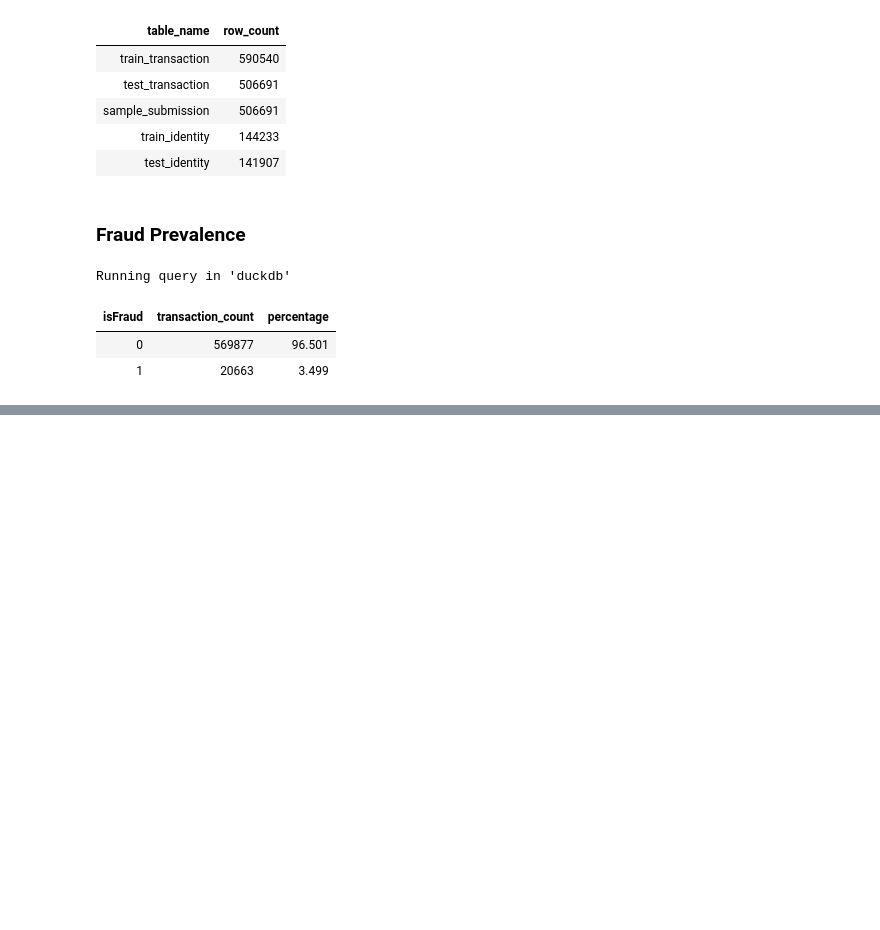
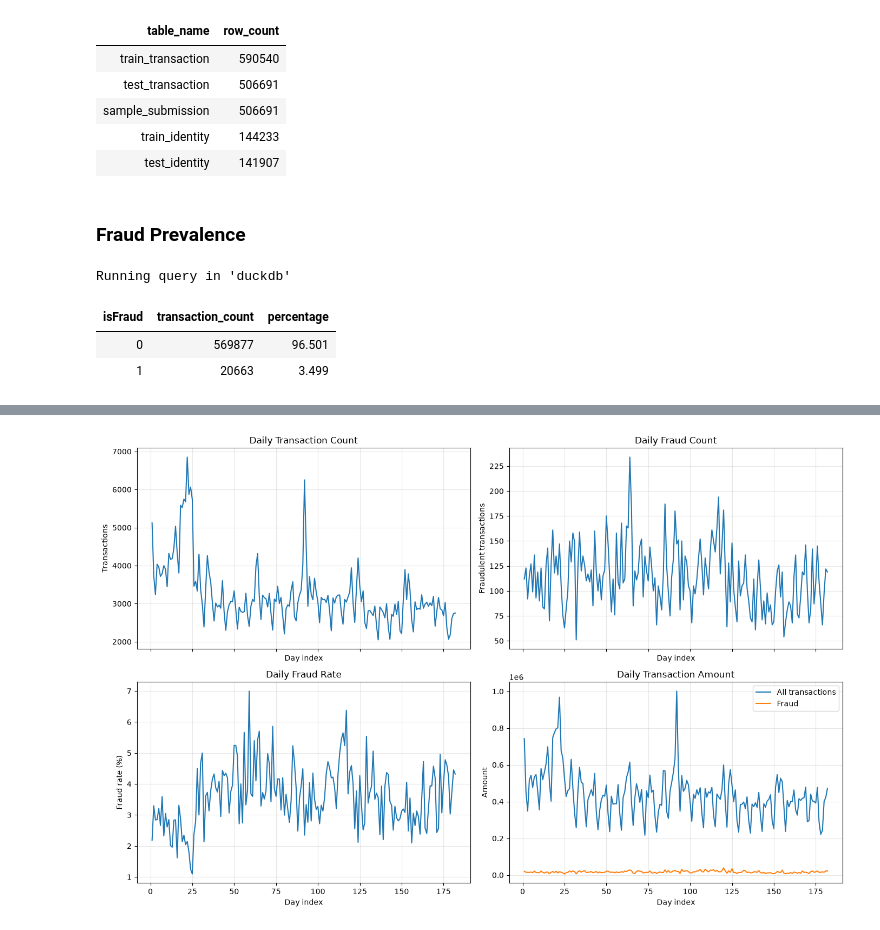
Before and after one commit to Vincent-kiptoo/IEEE-CIS-Fraud-Prioritization, a Jupyter notebook: notebooks/01_dataset_audit.ipynb, the cells around one changed output, grey strips where cells are left out. Drawn from its saved outputs; the diff is of its cells as text; code cells hidden in the pictures; blank space fills up the shorter version.

```diff
--- a/notebooks/01_dataset_audit.ipynb
+++ b/notebooks/01_dataset_audit.ipynb
@@ -329,0 +364,9 @@ Running query in 'duckdb'
+# %%
+# Displays all the daily transactions
+query ="""
+SELECT *
+FROM daily_transaction_summary
+ORDER BY day
+"""
+trends = conn.execute(query).df()
+display(trends.head(10))
@@ -329,0 +385,31 @@ Running query in 'duckdb'
+# %%
+import matplotlib.pyplot as plt
+
+fig, axes = plt.subplots(2, 2, figsize=(14, 9), sharex=True)
+
+axes[0, 0].plot(trends["day"], trends["transaction_count"])
+axes[0, 0].set_title("Daily Transaction Count")
+axes[0, 0].set_ylabel("Transactions")
+
+axes[0, 1].plot(trends["day"], trends["fraud_count"])
+axes[0, 1].set_title("Daily Fraud Count")
+axes[0, 1].set_ylabel("Fraudulent transactions")
+
+axes[1, 0].plot(trends["day"], trends["fraud_rate_pct"])
+axes[1, 0].set_title("Daily Fraud Rate")
+axes[1, 0].set_ylabel("Fraud rate (%)")
+
+axes[1, 1].plot(trends["day"], trends["transaction_amt_dollars"], label="All transactions")
+axes[1, 1].plot(trends["day"], trends["fraud_amt_dollars"], label="Fraud")
+axes[1, 1].set_title("Daily Transaction Amount")
+axes[1, 1].set_ylabel("Amount")
+axes[1, 1].legend()
+
+for ax in axes.flat:
+    ax.set_xlabel("Day index")
+    ax.grid(True, alpha=0.3)
+
+fig.tight_layout()
+plt.show()
+# %% [output]
+[figure, added]
```
Also changed, not shown: parts of 21 cells of this notebook.
